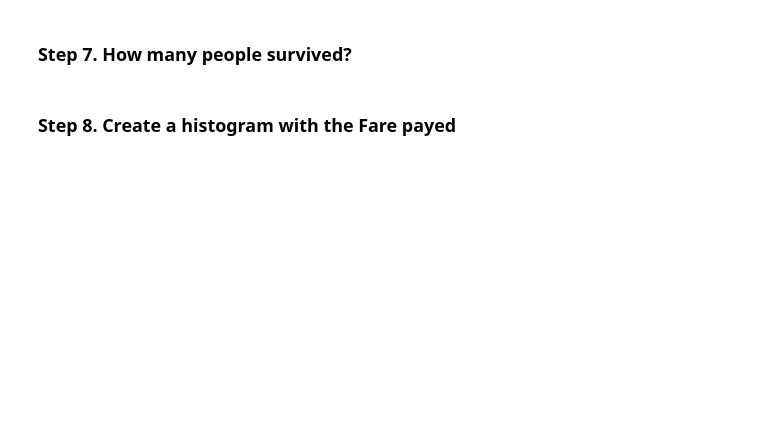
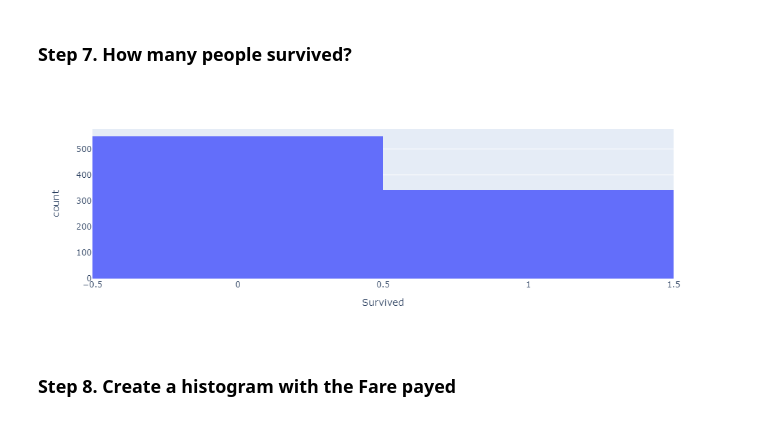
Before and after one commit to BorjaFlightCoder/pandas_exercises, a Jupyter notebook: 07_Visualization/Titanic_Desaster/Exercises.ipynb, the cells around one changed output. Cells and saved outputs as stored; diff of their text form; code cells hidden in the pictures; blank space fills up the shorter version.

```diff
--- a/07_Visualization/Titanic_Desaster/Exercises.ipynb
+++ b/07_Visualization/Titanic_Desaster/Exercises.ipynb
@@ -43,4 +92,9 @@ df_titanic = pd.read_csv(filepath_or_buffer=url)
 # %% [markdown]
 ### Step 7. How many people survived?
+# %%
+fig3 = px.histogram(data_frame=df_titanic,x='Survived')
+fig3.show()
+# %% [output]
+[figure, added]
 # %% [markdown]
 ### Step 8. Create a histogram with the Fare payed
```
Also changed, not shown: parts of 9 cells of this notebook.
